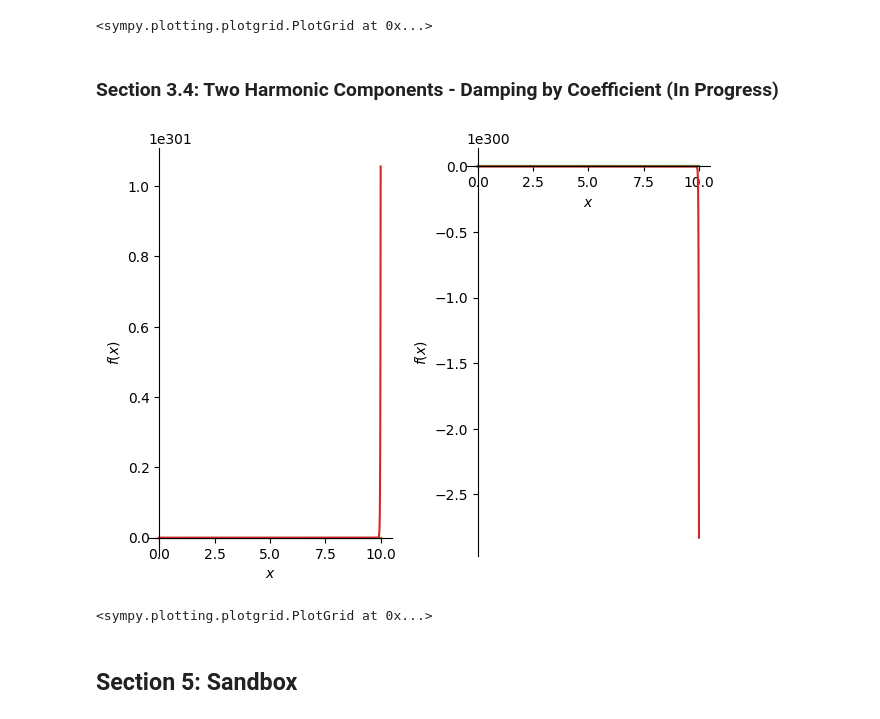
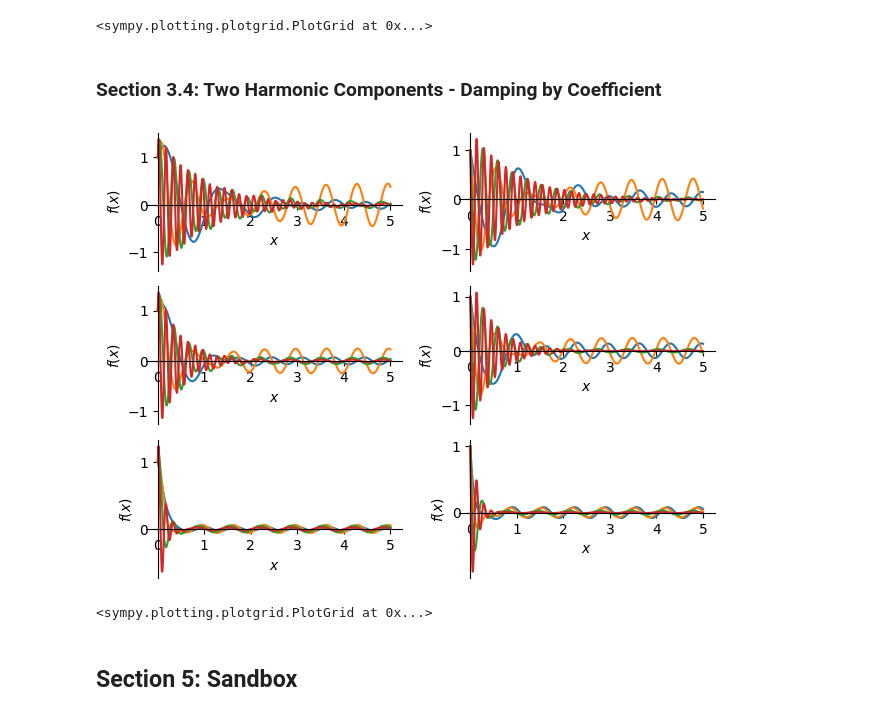
Before and after one commit to ziolai/sediment-transport-rivers, a Jupyter notebook: beginner_symbolic.ipynb, the cells around one changed output. Saved outputs shown, nothing was run; the diff lists cells and outputs as text; code cells hidden in the pictures.

```diff
--- a/beginner_symbolic.ipynb
+++ b/beginner_symbolic.ipynb
@@ -345,38 +360,54 @@ PlotGrid(1, 2, plota1, plotb1)
 [figure]
 <sympy.plotting.plotgrid.PlotGrid at 0x...>
 # %% [markdown]
-### Section 3.4: Two Harmonic Components - Damping by Coefficient (In Progress)
+### Section 3.4: Two Harmonic Components - Damping by Coefficient
 # %%
 from sympy import Function, dsolve, Derivative, Eq, sin, cos, symbols, pi
 from sympy.plotting import plot, PlotGrid
 from sympy.abc import x
 
 A = symbols("A", cls=Function)
 B = symbols("B", cls=Function)
 x = symbols("x")
 k = symbols("k", positive=True)
 ga = symbols("ga", positive=True)
 
 # Solve the ODE ()
-eq1 = Eq(Derivative(A(x), x) - k*B(x)-2*k*A(x),0)
-eq2 = Eq(Derivative(B(x), x) + k*A(x)+2*k*B(x), sin(3*pi*x))
+eq1 = Eq(Derivative(A(x), x) - k*B(x)+ga*A(x),0)
+eq2 = Eq(Derivative(B(x), x) + k*A(x)+ga*B(x), sin(3*pi*x))
 eqns = (eq1, eq2)
 ics0 = {A(0): 1, B(0): 1}
 
 sol = dsolve(eqns,ics = ics0)
 
 plota1 = plot(show=False)
 plotb1 = plot(show=False)
+plota2 = plot(show=False)
+plotb2 = plot(show=False)
+plota3 = plot(show=False)
+plotb3 = plot(show=False)
 
 for ki in sym.Array([5.,10.,20.,40.]):
-    plota11 = plot(sol[0].rhs.subs({k:ki}), (x, 0, 10), show=False)
-    plotb11 = plot(sol[1].rhs.subs({k:ki}), (x, 0, 10), show=False)
+    plota11 = plot(sol[0].rhs.subs({k:ki, ga:1}), (x, 0, 5), show=False)
+    plotb11 = plot(sol[1].rhs.subs({k:ki, ga:1}), (x, 0, 5), show=False)
     plota1.append(plota11[0])
     plotb1.append(plotb11[0])
 
-PlotGrid(1, 2, plota1, plotb1)
+for ki in sym.Array([5.,10.,20.,40.]):
+    plota11 = plot(sol[0].rhs.subs({k:ki, ga:2}), (x, 0, 5), show=False)
+    plotb11 = plot(sol[1].rhs.subs({k:ki, ga:2}), (x, 0, 5), show=False)
+    plota2.append(plota11[0])
+    plotb2.append(plotb11[0])
+
+for ki in sym.Array([5.,10.,20.,40.]):
+    plota11 = plot(sol[0].rhs.subs({k:ki, ga:8}), (x, 0, 5), show=False)
+    plotb11 = plot(sol[1].rhs.subs({k:ki, ga:8}), (x, 0, 5), show=False)
+    plota3.append(plota11[0])
+    plotb3.append(plotb11[0])
+
+PlotGrid(3, 2, plota1, plotb1, plota2, plotb2, plota3, plotb3)
 # %% [output]
-[figure, old version]
+[figure, new version]
 <sympy.plotting.plotgrid.PlotGrid at 0x...>
 # %% [markdown]
 ## Section 5: Sandbox
```
Also changed, not shown: parts of 5 cells of this notebook.
